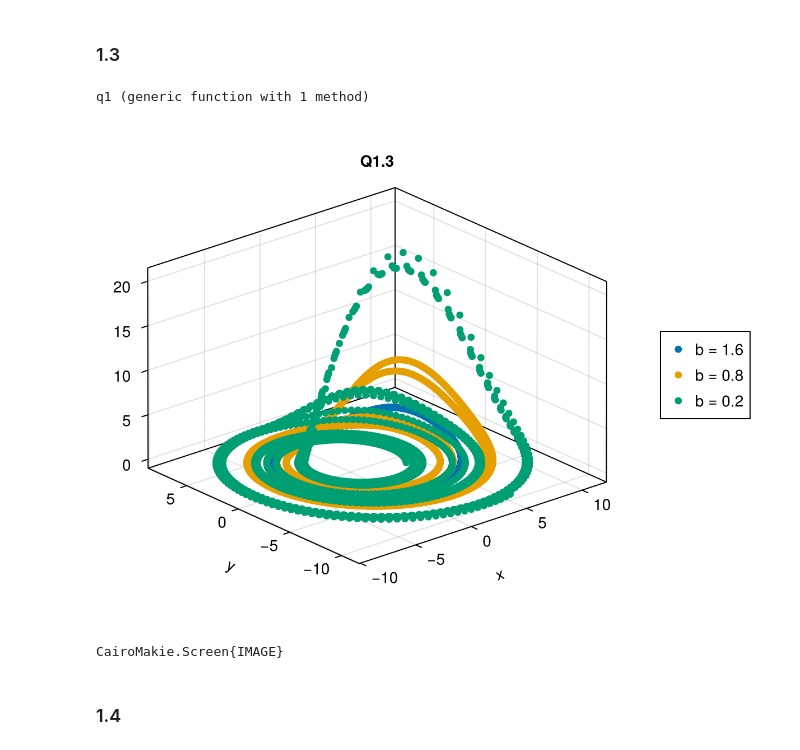
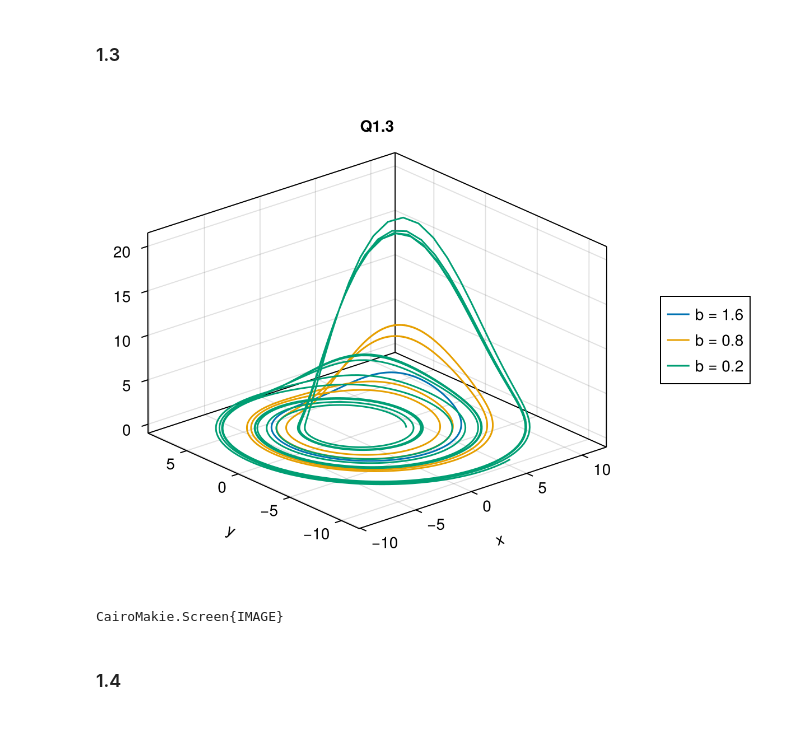
Before and after one commit to SCWalker22/MTH3039, a Jupyter notebook: CW1.ipynb, the cells around one changed output. Cells and saved outputs as stored; diff of their text form; code cells hidden in the pictures.

```diff
--- a/CW1.ipynb
+++ b/CW1.ipynb
@@ -17,39 +21,28 @@ using Distances
 ## Question 1
 # %% [markdown]
 ### 1.3
-# %%
-function q1(u, p, t)
-    x, y, z = u
-    a, b, c = p
-    dx = - y - z
-    dy = x + a*y
-    dz = b + z*(x-c)
-    return SVector(dx, dy, dz)
-end
-# %% [output]
-q1 (generic function with 1 method)
 # %%
 b_vals = [1.6, 0.8, 0.2]
 colours = ["red", "green", "blue"]
 graphs = []
 
 fig = Figure()
 ax = Axis3(fig[1, 1]; title = "Q1.3")
 
 for b in b_vals
     p0 = [0.2, b, 5.7]
     u0 = [5.2, 0, 0]
     q1vals = CoupledODEs(q1, u0, p0)
     total_time = 100
     X, t = trajectory(q1vals, total_time; Ttr = 1000, Δt = 0.05)
-    graph = scatter!(ax, X)
+    graph = lines!(ax, X)
     push!(graphs, graph)
 end
 
 Legend(fig[1, 2], graphs, ["b = 1.6", "b = 0.8", "b = 0.2"])
 display(fig)
 # %% [output]
-[figure, old version]
+[figure, new version]
 CairoMakie.Screen{IMAGE}
 # %% [markdown]
 ### 1.4
```
Also changed, not shown: parts of 31 cells of this notebook, 2 other files.
